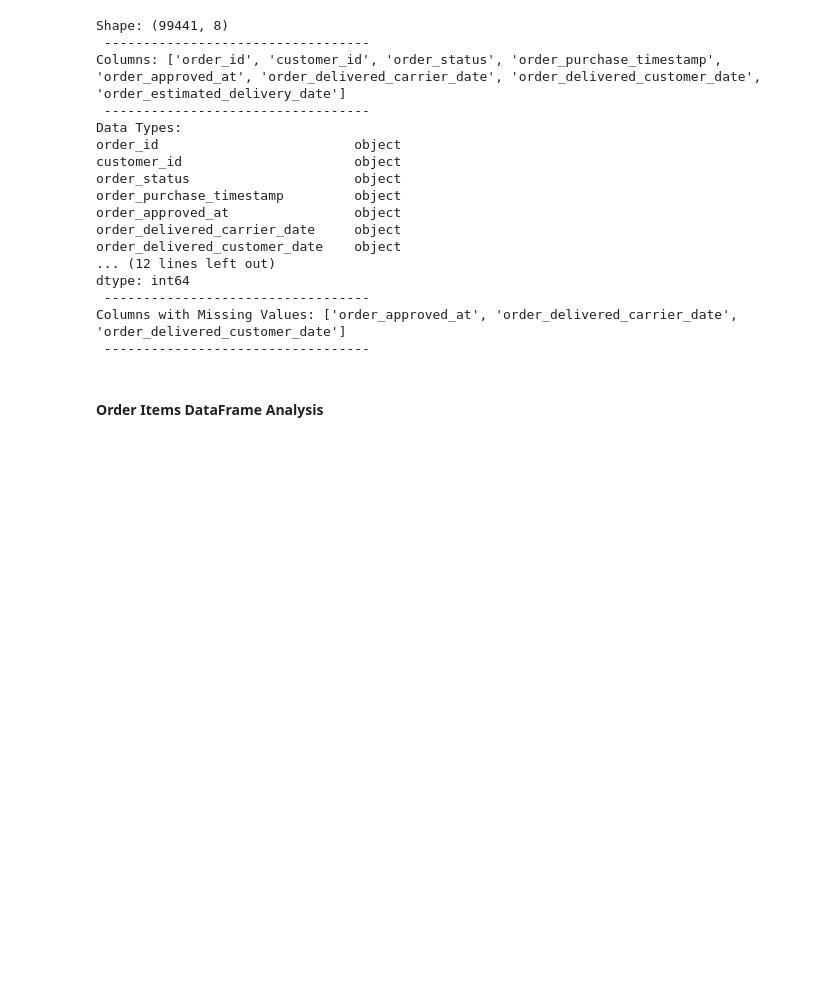
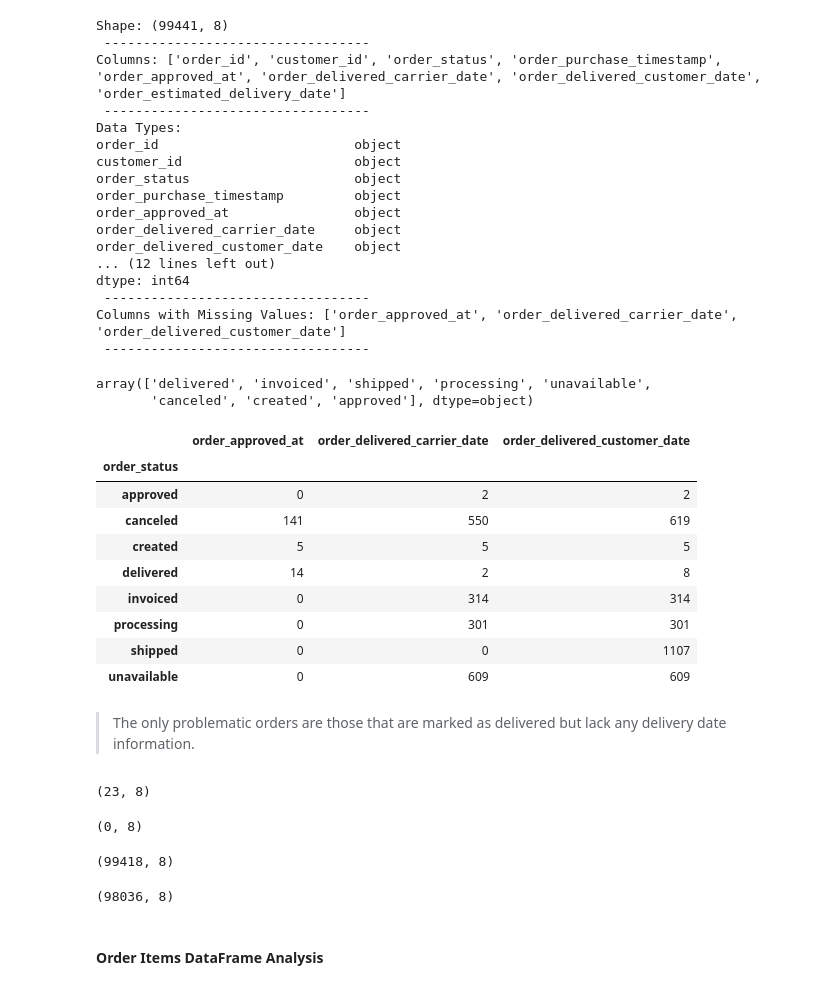
Before and after one commit to Ajandaghian/olist-ecommerce-etl-pipeline, a Jupyter notebook: notebooks/data_exploration.ipynb, the cells around one changed output. Saved outputs shown, nothing was run; the diff lists cells and outputs as text; code cells hidden in the pictures; blank space fills up the shorter version.

```diff
--- a/notebooks/data_exploration.ipynb
+++ b/notebooks/data_exploration.ipynb
@@ -130,6 +130,84 @@ dtype: int64
  ----------------------------------
 Columns with Missing Values: ['order_approved_at', 'order_delivered_carrier_date', 'order_delivered_customer_date']
  ----------------------------------
+# %%
+orderdf['order_status'].unique()
+# %% [output]
+array(['delivered', 'invoiced', 'shipped', 'processing', 'unavailable',
+       'canceled', 'created', 'approved'], dtype=object)
+# %%
+orderdf.groupby('order_status')[[
+    'order_approved_at',
+    'order_delivered_carrier_date',
+    'order_delivered_customer_date'
+]].apply(lambda df: df.isna().sum())
+# %% [output]
+|  | order_approved_at | order_delivered_carrier_date | order_delivered_customer_date |
+| order_status |  |  |  |
+| approved | 0 | 2 | 2 |
+| canceled | 141 | 550 | 619 |
+| created | 5 | 5 | 5 |
+| delivered | 14 | 2 | 8 |
+| invoiced | 0 | 314 | 314 |
+| processing | 0 | 301 | 301 |
+| shipped | 0 | 0 | 1107 |
+| unavailable | 0 | 609 | 609 |
+# %% [markdown]
+> The only problematic orders are those that are marked as delivered but lack any delivery date information.
+# %%
+problematic_mask = (orderdf['order_status'] == 'delivered') \
+                & (orderdf['order_approved_at'].isna() \
+                | orderdf['order_delivered_carrier_date'].isna() \
+                | orderdf['order_delivered_customer_date'].isna())
+
+orderdf[problematic_mask].shape
+# %% [output]
+(23, 8)
+# %%
+orderdf.drop(orderdf.loc[problematic_mask].index, inplace=True)
+orderdf[problematic_mask].shape
+# %% [output]
+(0, 8)
+# %%
+orderdf.shape
+# %% [output]
+(99418, 8)
+# %%
+
+cols = [
+    'order_purchase_timestamp',
+    'order_approved_at',
+    'order_delivered_carrier_date',
+    'order_delivered_customer_date'
+]
+for col in cols:
+    orderdf[col] = pd.to_datetime(orderdf[col])
+
+conditions = []
+
+# purchase <= approved
+mask1 = (orderdf['order_purchase_timestamp'].notna() & orderdf['order_approved_at'].notna())
+cond1 = orderdf['order_purchase_timestamp'] <= orderdf['order_approved_at']
+conditions.append(~mask1 | cond1)
+
+# approved <= delivered to carrier
+mask2 = (orderdf['order_approved_at'].notna() & orderdf['order_delivered_carrier_date'].notna())
+cond2 = orderdf['order_approved_at'] <= orderdf['order_delivered_carrier_date']
+conditions.append(~mask2 | cond2)
+
+# delivered to carrier <= delivered to customer
+mask3 = (orderdf['order_delivered_carrier_date'].notna() & orderdf['order_delivered_customer_date'].notna())
+cond3 = orderdf['order_delivered_carrier_date'] <= orderdf['order_delivered_customer_date']
+conditions.append(~mask3 | cond3)
+
+# All conditions must be true for valid rows
+valid_rows = conditions[0] & conditions[1] & conditions[2]
+
+#  keeping only valid rows
+valid_rows = orderdf[valid_rows].copy()
+valid_rows.shape
+# %% [output]
+(98036, 8)
 # %% [markdown]
 #### Order Items DataFrame Analysis
 # %%
```
Also changed, not shown: 4 other files.
